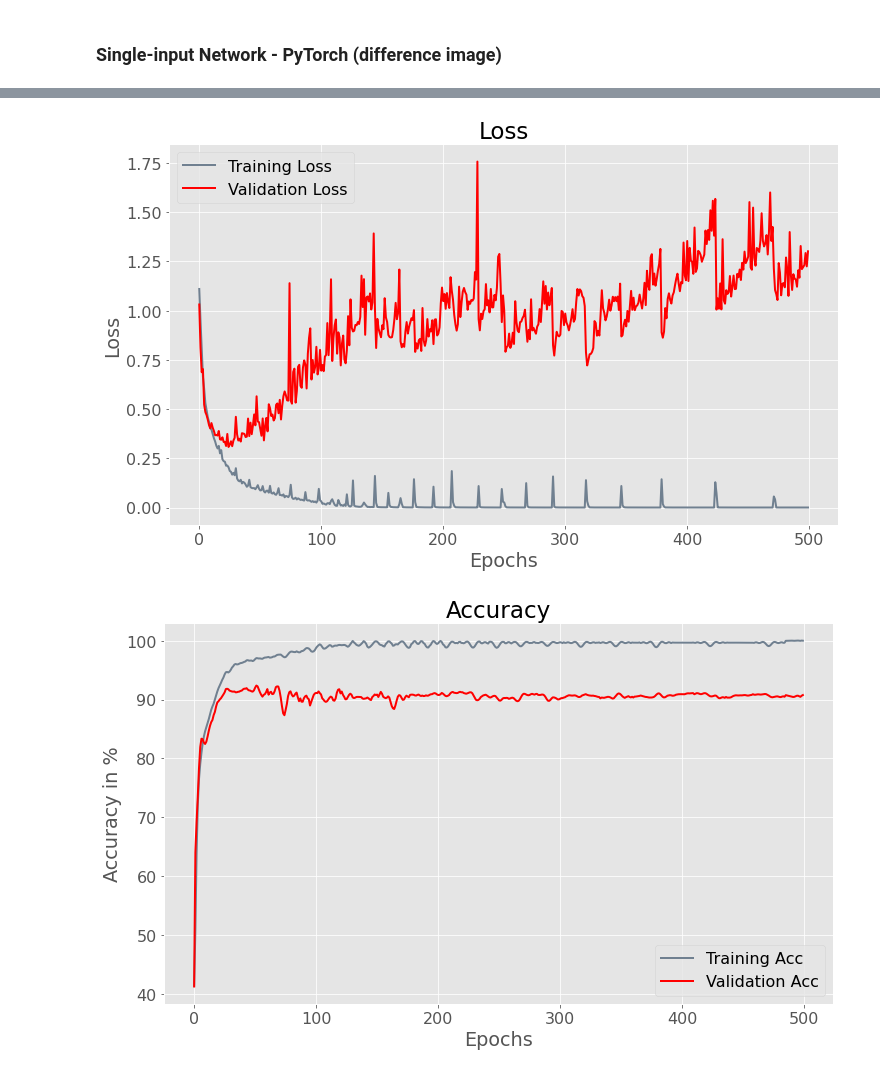
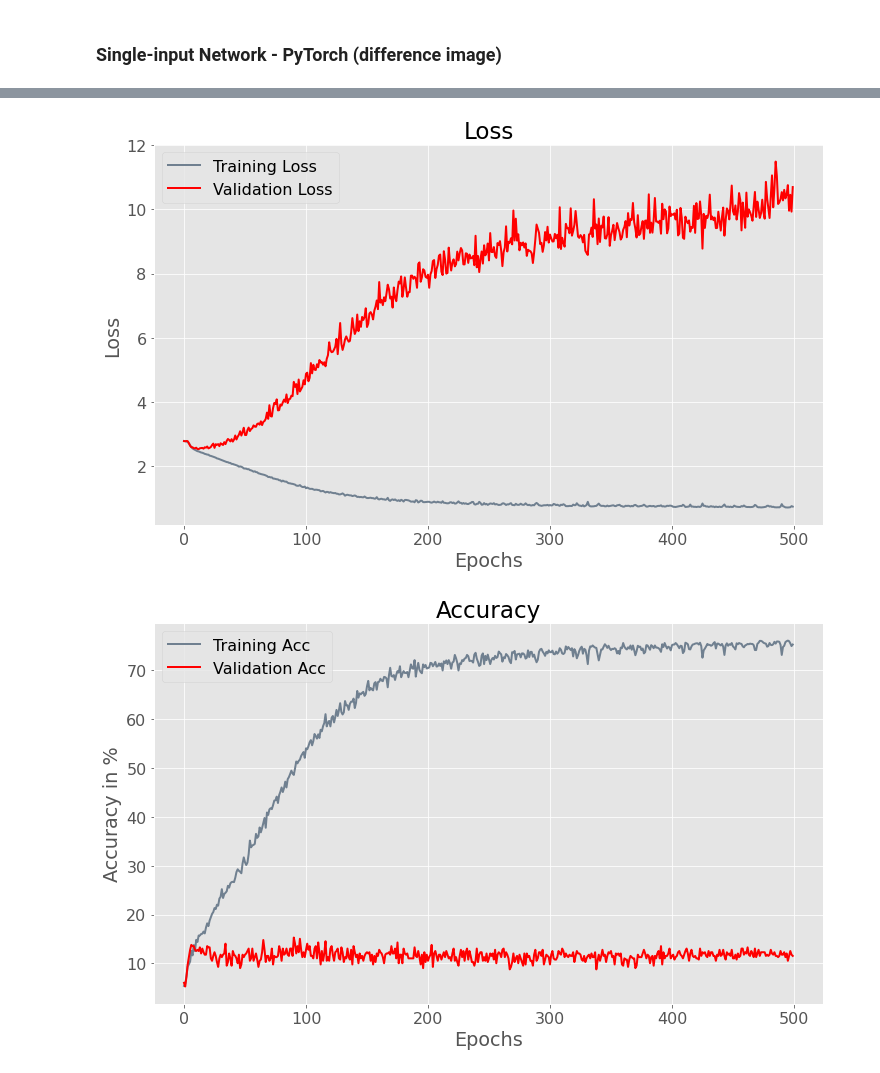
Before and after one commit to Mariusmarten/SpatialMemory, a Jupyter notebook: _network-training-Feedforward.ipynb, the cells around one changed output, grey strips where cells are left out. Saved outputs shown, nothing was run; the diff lists cells and outputs as text; code cells hidden in the pictures.

Commit message:
running networks with 2-step dataset

```diff
--- a/_network-training-Feedforward.ipynb
+++ b/_network-training-Feedforward.ipynb
@@ -48,7 +51,7 @@ with open('datasets/random_data.pickle', 'rb') as handle:
 Use Dataloader to make the data ready for the training loop
 '''
 
-train_data, test_data = preprocess.split_data(oracle_random_data, 0.8)
+train_data, test_data = preprocess.split_data(oracle_data, 0.8)
 
 # preprocess trainingset
 oracle_train_data = preprocess.ObtainDataset(train_data, 'observations', 'actions')
@@ -133,0 +166,22 @@ with open('datasets/random_data.pickle', 'rb') as handle:
+# %%
+k = 4
+
+img = []
+act = []
+for i in range(5):
+
+    act.append(oracle_data['actions'][k + i])
+    img.append(oracle_data['observations'][k + i])
+
+print(act)
+
+new = img[0] - img[4]
+
+plt.imshow(new)
+plt.show()
+
+print([1])
+
+coord = oracle_data['positions'][4]
+x, _, y = coord
+print([round(x, 3), round(y, 3)])
@@ -136,7 +196,21 @@ with open('datasets/random_data.pickle', 'rb') as handle:
 Use Dataloader to make the data ready for the training loop
 '''
 
-dataset = preprocess.split_n_steps_between(oracle_reversed_data, n=3)
+dataset = preprocess.split_n_steps_between(oracle_data, n=2)
+
+single_class_encoding_dic = {}
+counter = 0
+for i in range(0, 4):
+    for j in range(0, 4):
+        single_class_encoding_dic[str([i, j])] = counter
+        counter += 1
+
+actions_recoded = []
+for actions in dataset['actions']:
+    actions_recoded.append([single_class_encoding_dic[str(actions)]])
+
+dataset['actions'] = actions_recoded
+
 train_data, test_data = preprocess.split_data(dataset, 0.8)
 
 # preprocess trainingset
@@ -315,6 +381,6 @@ def train(train_data, val_data, net, criterion, optimizer, steps):
 criterion = nn.CrossEntropyLoss()
 optimizer = optim.RMSprop(forward.parameters(), lr=0.001) #, momentum=0.9) # for small one 0.01 works well
 
-episodes = 1
+episodes = 500
 forward, train_loss, test_loss, train_acc, test_acc  = train(dataset_loader_train_data, dataset_loader_test_data, forward, criterion, optimizer, episodes)
 # %% [output]
@@ -338,10 +404,10 @@ Finished Training
 # %%
 '''
 Plot loss and accuracy curves for training and test set
 '''
 
 plot.plot_losses(train_loss, test_loss)
-plot.plot_acc(train_acc, test_acc, smooth=True)
+plot.plot_acc(train_acc, test_acc, smooth=False)
 # %% [output]
-[figure, old version]
+[figure, new version]
-[figure, old version]
+[figure, new version]
```
Also changed, not shown: parts of 13 cells of this notebook, 4 other files.
